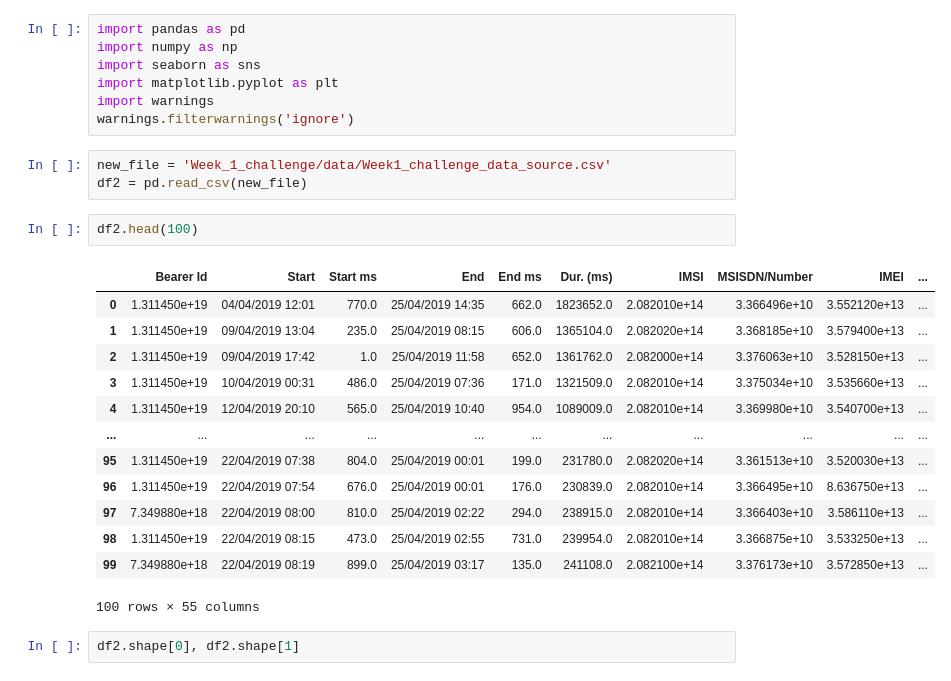
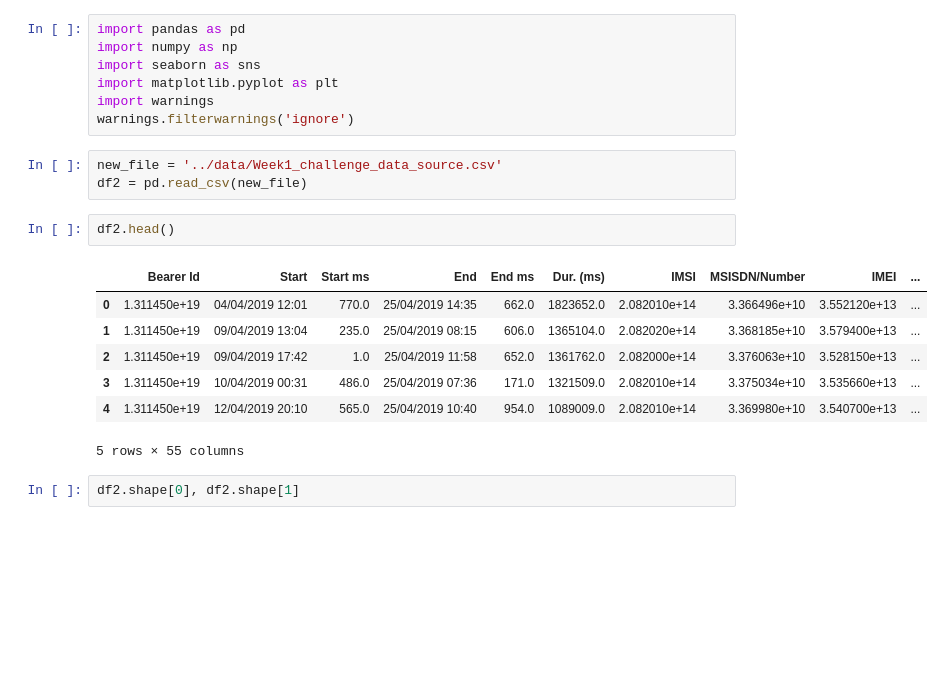
Before and after one commit to SamDewriter/UserAnalytics-Telecommunication, a Jupyter notebook: notebooks/Week1.ipynb, the cells around one changed output. Cells and saved outputs as stored; diff of their text form; blank space fills up the shorter version.

```diff
--- a/notebooks/Week1.ipynb
+++ b/notebooks/Week1.ipynb
@@ -6,24 +6,18 @@ import matplotlib.pyplot as plt
 import warnings
 warnings.filterwarnings('ignore')
 # %%
-new_file = 'Week_1_challenge/data/Week1_challenge_data_source.csv'
+new_file = '../data/Week1_challenge_data_source.csv'
 df2 = pd.read_csv(new_file)
 # %%
-df2.head(100)
+df2.head()
 # %% [output]
 |  | Bearer Id | Start | Start ms | End | End ms | Dur. (ms) | IMSI | MSISDN/Number | IMEI | ... |
 | 0 | 1.311450e+19 | 04/04/2019 12:01 | 770.0 | 25/04/2019 14:35 | 662.0 | 1823652.0 | 2.082010e+14 | 3.366496e+10 | 3.552120e+13 | ... |
 | 1 | 1.311450e+19 | 09/04/2019 13:04 | 235.0 | 25/04/2019 08:15 | 606.0 | 1365104.0 | 2.082020e+14 | 3.368185e+10 | 3.579400e+13 | ... |
 | 2 | 1.311450e+19 | 09/04/2019 17:42 | 1.0 | 25/04/2019 11:58 | 652.0 | 1361762.0 | 2.082000e+14 | 3.376063e+10 | 3.528150e+13 | ... |
 | 3 | 1.311450e+19 | 10/04/2019 00:31 | 486.0 | 25/04/2019 07:36 | 171.0 | 1321509.0 | 2.082010e+14 | 3.375034e+10 | 3.535660e+13 | ... |
 | 4 | 1.311450e+19 | 12/04/2019 20:10 | 565.0 | 25/04/2019 10:40 | 954.0 | 1089009.0 | 2.082010e+14 | 3.369980e+10 | 3.540700e+13 | ... |
-| ... | ... | ... | ... | ... | ... | ... | ... | ... | ... | ... |
-| 95 | 1.311450e+19 | 22/04/2019 07:38 | 804.0 | 25/04/2019 00:01 | 199.0 | 231780.0 | 2.082020e+14 | 3.361513e+10 | 3.520030e+13 | ... |
-| 96 | 1.311450e+19 | 22/04/2019 07:54 | 676.0 | 25/04/2019 00:01 | 176.0 | 230839.0 | 2.082010e+14 | 3.366495e+10 | 8.636750e+13 | ... |
-| 97 | 7.349880e+18 | 22/04/2019 08:00 | 810.0 | 25/04/2019 02:22 | 294.0 | 238915.0 | 2.082010e+14 | 3.366403e+10 | 3.586110e+13 | ... |
-| 98 | 1.311450e+19 | 22/04/2019 08:15 | 473.0 | 25/04/2019 02:55 | 731.0 | 239954.0 | 2.082010e+14 | 3.366875e+10 | 3.533250e+13 | ... |
-| 99 | 7.349880e+18 | 22/04/2019 08:19 | 899.0 | 25/04/2019 03:17 | 135.0 | 241108.0 | 2.082100e+14 | 3.376173e+10 | 3.572850e+13 | ... |
-100 rows × 55 columns
+5 rows × 55 columns
 # %%
 df2.shape[0], df2.shape[1]
 # %% [output]
```
Also changed, not shown: parts of 65 cells of this notebook.
